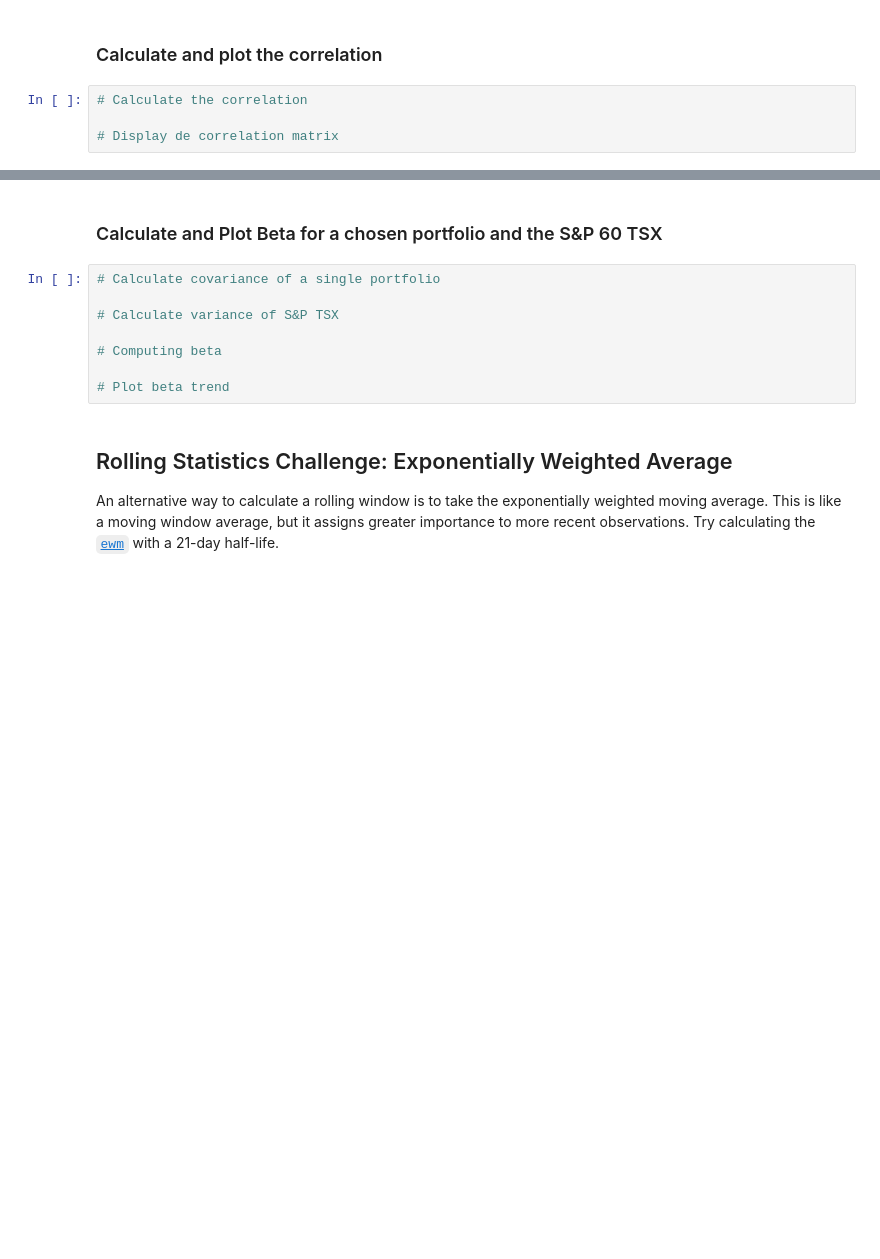
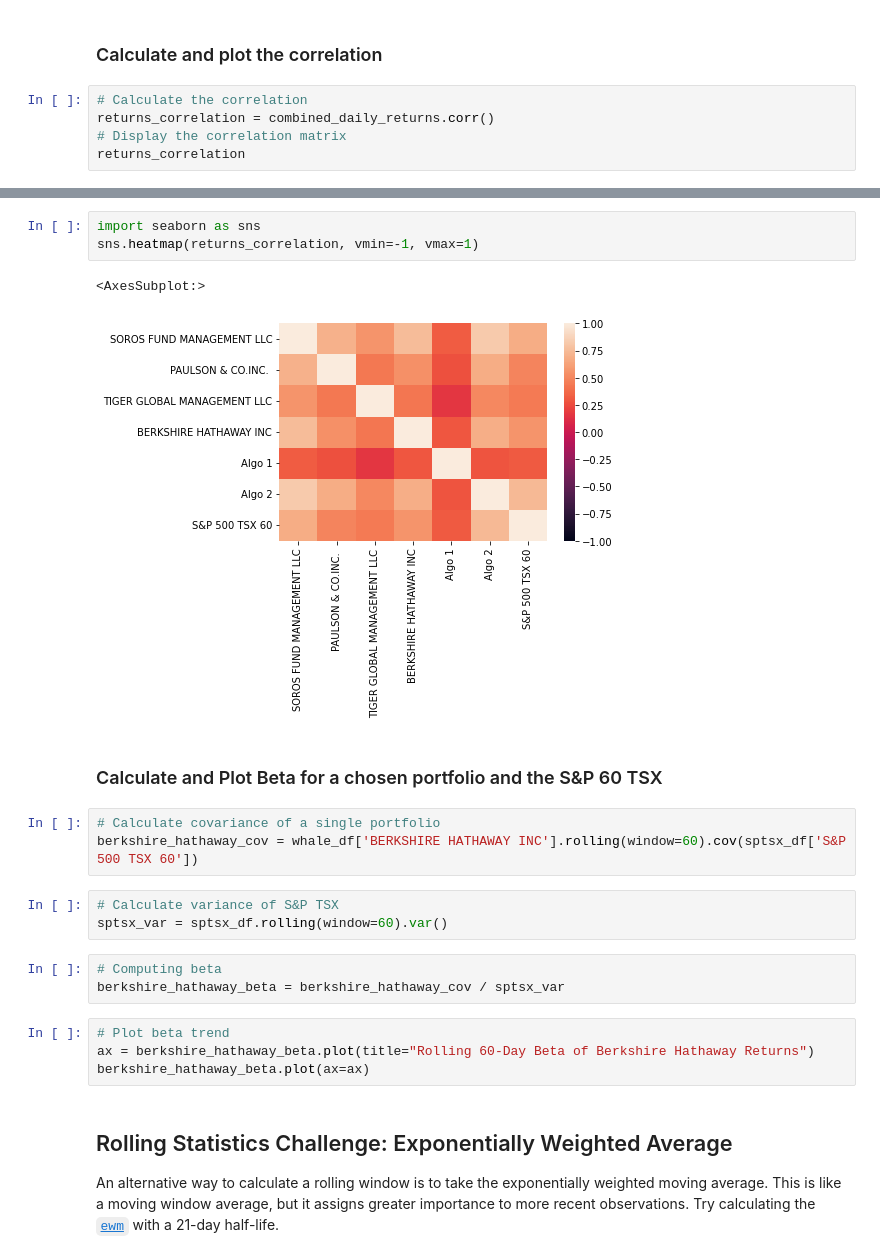
Before and after one commit to tyedem/Portfolio_Analysis, a Jupyter notebook: whale_analysis.ipynb, the cells around one changed output, grey strips where cells are left out. Cells and saved outputs as stored; diff of their text form; blank space fills up the shorter version.

```diff
--- a/whale_analysis.ipynb
+++ b/whale_analysis.ipynb
@@ -275,5 +279,6 @@ Risk changes over time. Analyze the rolling statistics for Risk and Beta.
 ### Calculate and plot the correlation
 # %%
 # Calculate the correlation
-
-# Display de correlation matrix
+returns_correlation = combined_daily_returns.corr()
+# Display the correlation matrix
+returns_correlation
@@ -280,13 +294,24 @@ Risk changes over time. Analyze the rolling statistics for Risk and Beta.
+# %%
+import seaborn as sns
+sns.heatmap(returns_correlation, vmin=-1, vmax=1)
+# %% [output]
+<AxesSubplot:>
+[figure, added]
 # %% [markdown]
 ### Calculate and Plot Beta for a chosen portfolio and the S&P 60 TSX
 # %%
 # Calculate covariance of a single portfolio
-
-# Calculate variance of S&P TSX
-
-# Computing beta
-
-# Plot beta trend
+berkshire_hathaway_cov = whale_df['BERKSHIRE HATHAWAY INC'].rolling(window=60).cov(sptsx_df['S&P 500 TSX 60'])
+# %%
+# Calculate variance of S&P TSX
+sptsx_var = sptsx_df.rolling(window=60).var()
+# %%
+# Computing beta
+berkshire_hathaway_beta = berkshire_hathaway_cov / sptsx_var
+# %%
+# Plot beta trend
+ax = berkshire_hathaway_beta.plot(title="Rolling 60-Day Beta of Berkshire Hathaway Returns")
+berkshire_hathaway_beta.plot(ax=ax)
 # %% [markdown]
 ## Rolling Statistics Challenge: Exponentially Weighted Average
 
```
Also changed, not shown: parts of 11 cells of this notebook.
